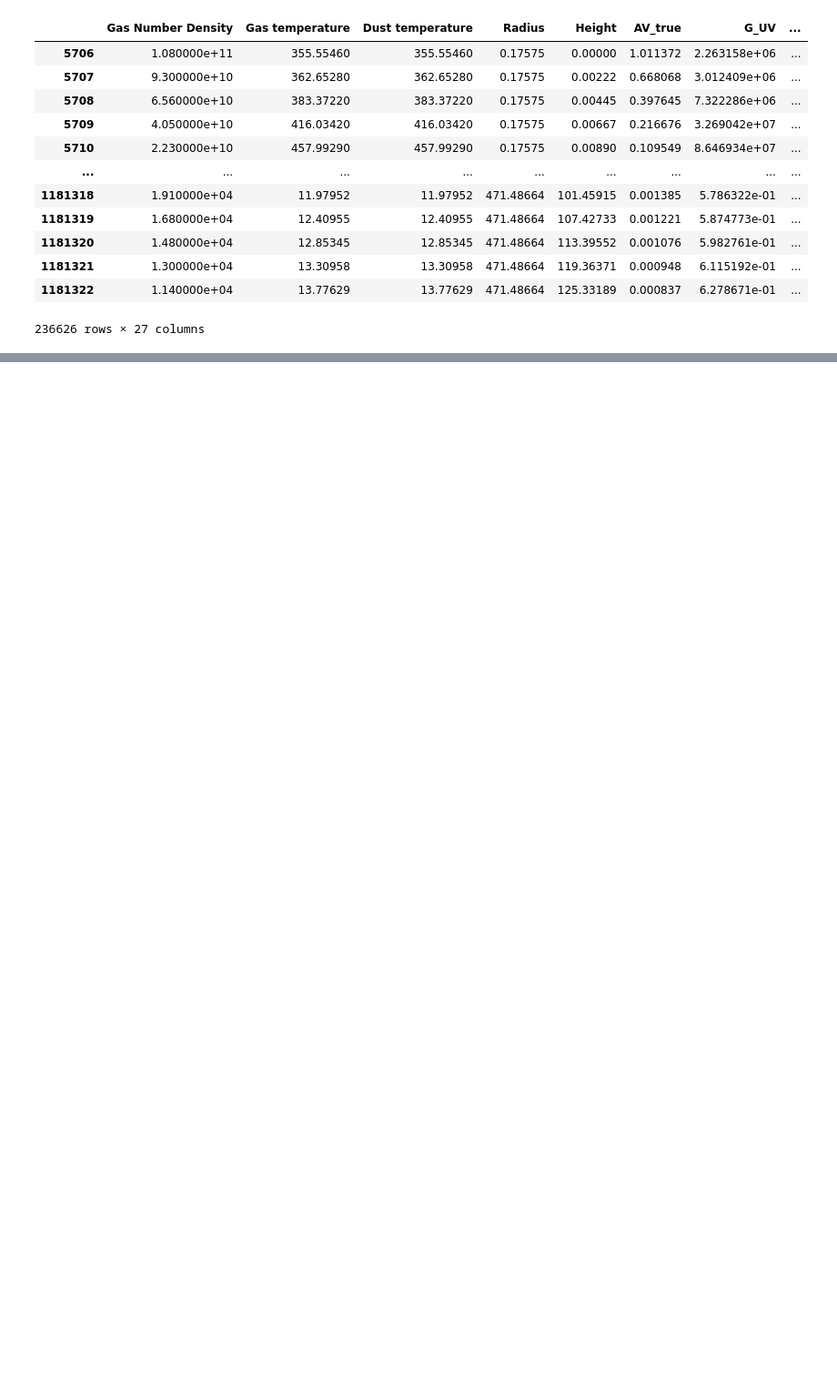
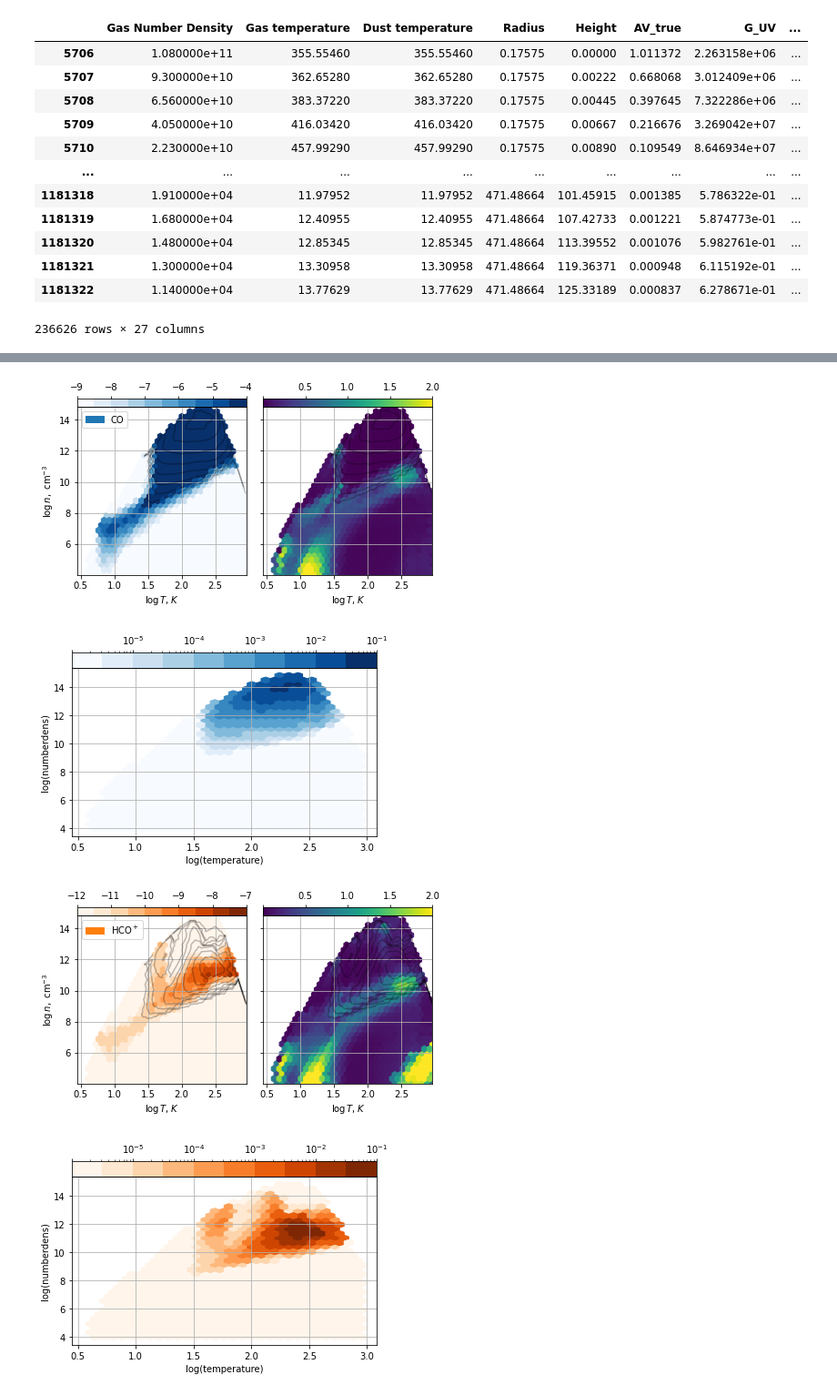
Before and after one commit to SmirnGreg/diskchef_chemistry, a Jupyter notebook: diskchef_chemistry.ipynb, the cells around one changed output, grey strips where cells are left out. Shown at 91% size. Drawn from its saved outputs; the diff is of its cells as text; code cells hidden in the pictures; blank space fills up the shorter version.

```diff
--- a/diskchef_chemistry.ipynb
+++ b/diskchef_chemistry.ipynb
@@ -636,0 +717,10 @@ plt.show()
+# %%
+for spice in SPECIES_TO_FIT:
+    fig = visualize_2d_residual(df_test, spice=spice, panels=(0,2))
+    fig.savefig(folder / f"{spice}_reduced_2d.pdf", bbox_inches="tight")
+    fig.savefig(folder / f"{spice}_reduced_2d.png", bbox_inches="tight")
+# %% [output]
+[figure, added]
+[figure, added]
+[figure, added]
+[figure, added]
```
Also changed, not shown: parts of 15 cells of this notebook.
